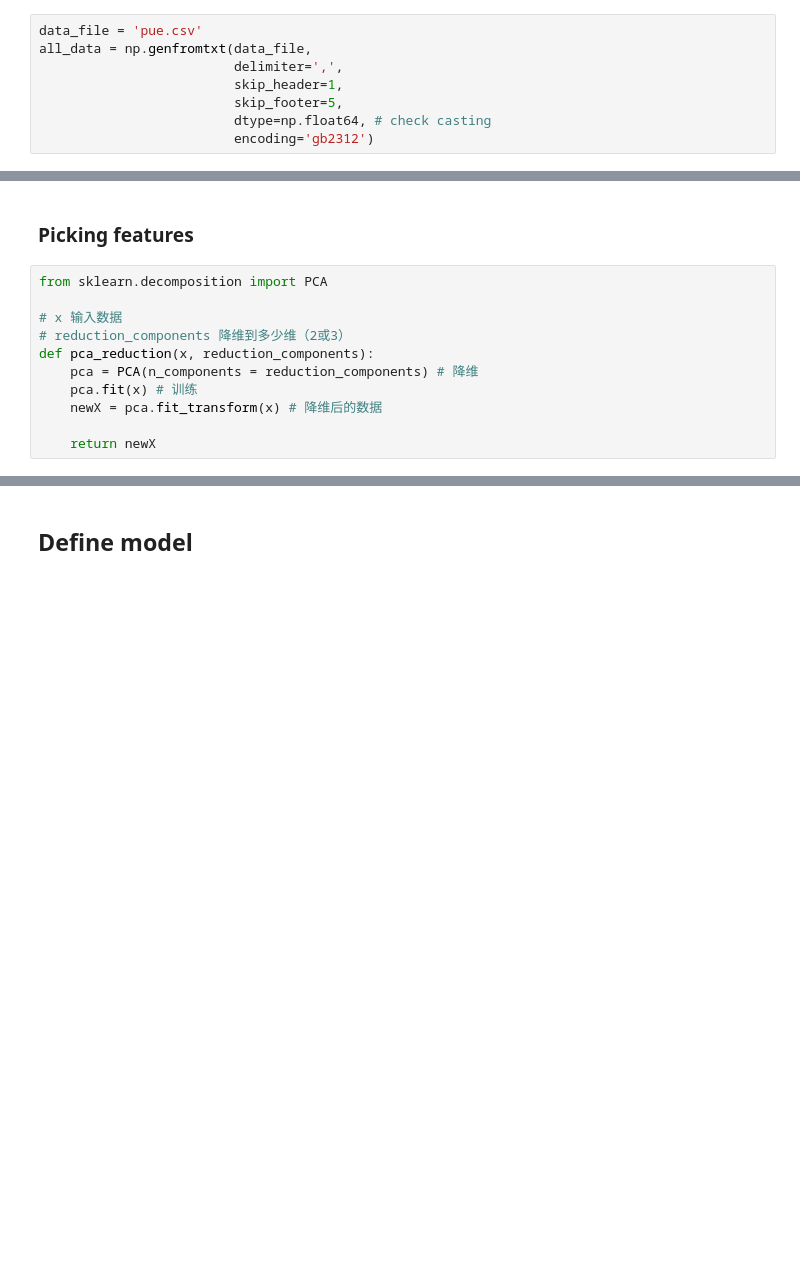
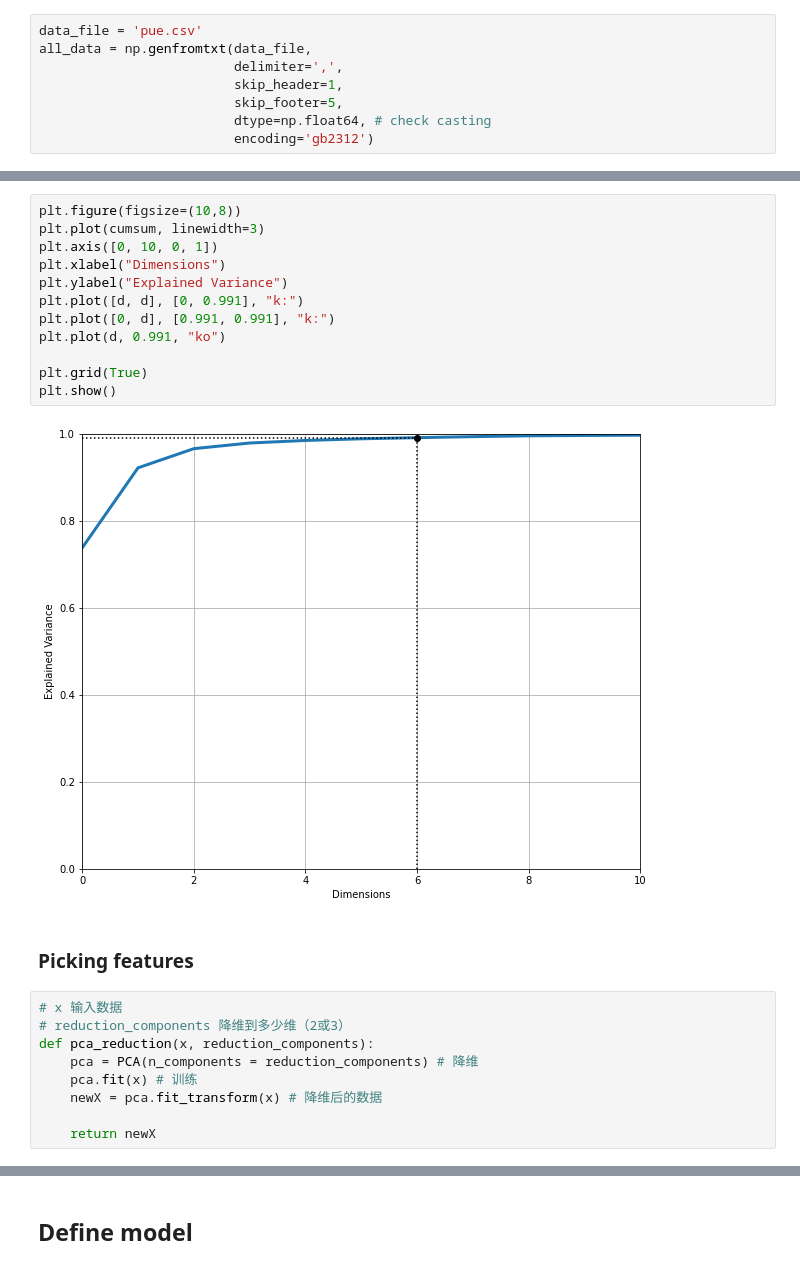
Before and after one commit to darknessest/dl_coursework, a Jupyter notebook: nb2.ipynb, the cells around one changed output, grey strips where cells are left out. Cells and saved outputs as stored; diff of their text form; blank space fills up the shorter version.

```diff
--- a/nb2.ipynb
+++ b/nb2.ipynb
@@ -31,8 +49,20 @@ all_data = np.genfromtxt(data_file,
+# %%
+plt.figure(figsize=(10,8))
+plt.plot(cumsum, linewidth=3)
+plt.axis([0, 10, 0, 1])
+plt.xlabel("Dimensions")
+plt.ylabel("Explained Variance")
+plt.plot([d, d], [0, 0.991], "k:")
+plt.plot([0, d], [0.991, 0.991], "k:")
+plt.plot(d, 0.991, "ko")
+
+plt.grid(True)
+plt.show()
+# %% [output]
+[figure, added]
 # %% [markdown]
 ### Picking features
 # %%
-from sklearn.decomposition import PCA
-
 # x 输入数据
 # reduction_components 降维到多少维（2或3）
 def pca_reduction(x, reduction_components):
```
Also changed, not shown: parts of 45 cells of this notebook.
